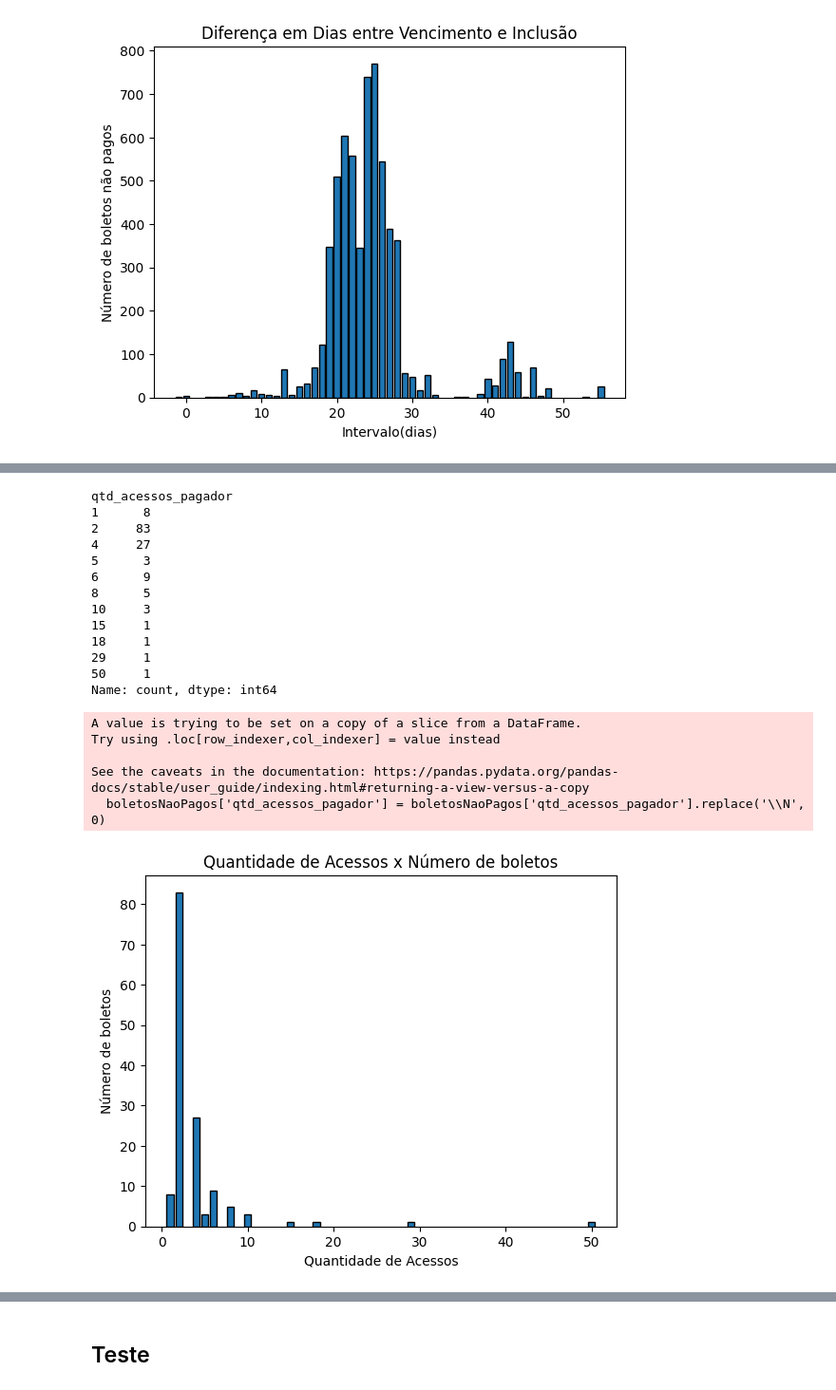
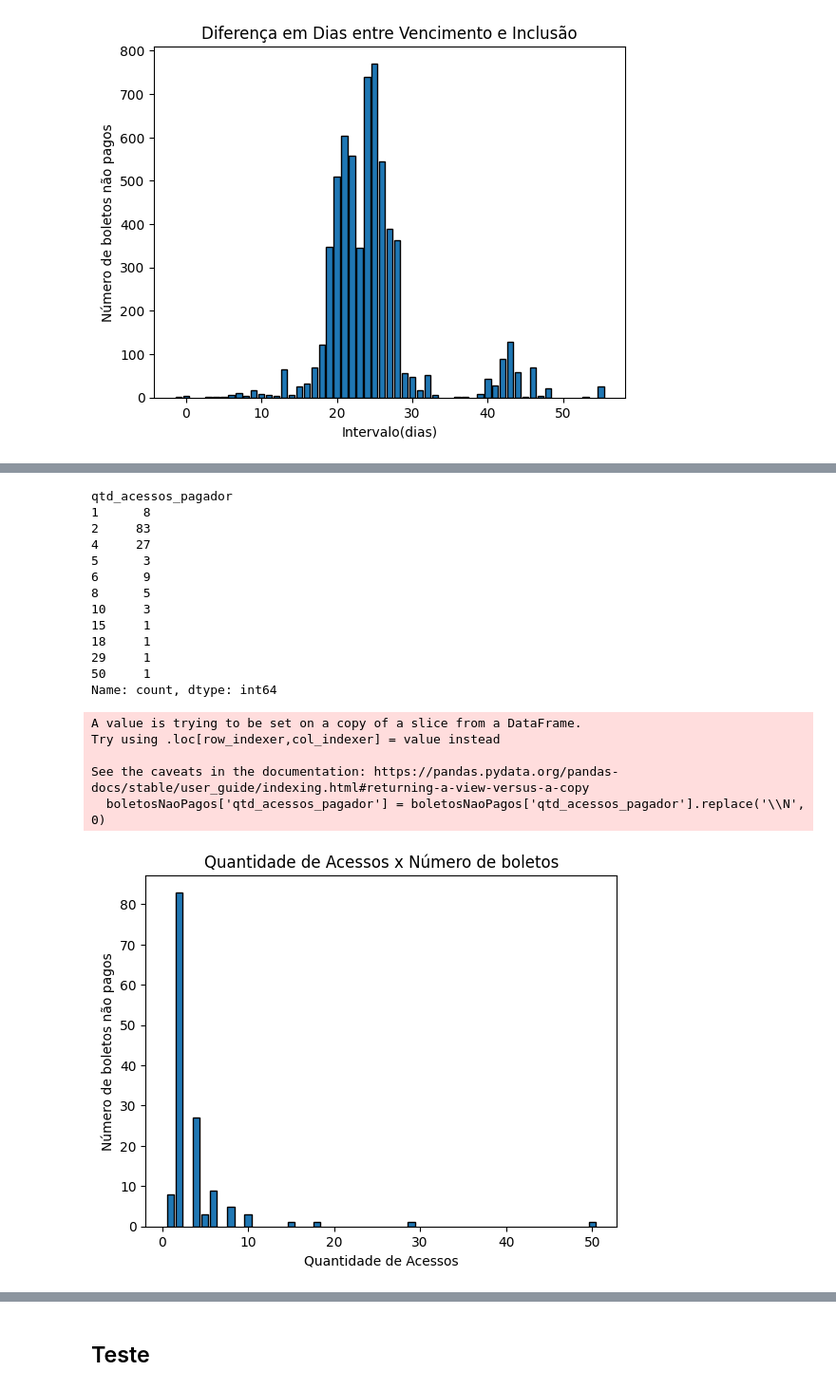
Before and after one commit to jjalmeidadev/payback-projeto, a Jupyter notebook: notebooks/Exploração_de_Dados,_Pré_processamento_e_Levantamento_de_Hipóteses_The_Seven.ipynb, the cells around one changed output, grey strips where cells are left out. Shown at 95% size. Drawn from its saved outputs; the diff is of its cells as text; code cells hidden in the pictures.

```diff
--- a/notebooks/Exploração_de_Dados,_Pré_processamento_e_Levantamento_de_Hipóteses_The_Seven.ipynb
+++ b/notebooks/Exploração_de_Dados,_Pré_processamento_e_Levantamento_de_Hipóteses_The_Seven.ipynb
@@ -258,11 +207,15 @@ for df in [df_gf, df_gl, df_gm, df_gp, df_gt, df_gv, df_gw]:
 # %% [markdown]
 ## Gráficos
 # %%
-df_gf['data_vencto'] = pd.to_datetime(df_gf['data_vencto'], errors='coerce', dayfirst=True)
-df_gf['data_inclusao'] = pd.to_datetime(df_gf['data_inclusao'], errors='coerce', dayfirst=True)
+TabelaAtual = df_gf
 
-dataVen = df_gf['data_vencto']
-dataInc = df_gf['data_inclusao']
+TabelaAtual['data_vencto'] = pd.to_datetime(TabelaAtual['data_vencto'], errors='coerce', dayfirst=True)
+TabelaAtual['data_inclusao'] = pd.to_datetime(TabelaAtual['data_inclusao'], errors='coerce', dayfirst=True)
+TabelaAtual['dt_pagto'] = pd.to_datetime(TabelaAtual['dt_pagto'], errors='coerce', dayfirst=True)
+
+
+dataVen = TabelaAtual['data_vencto']
+dataInc = TabelaAtual['data_inclusao']
 Datas = (dataVen - dataInc).dt.days
 TipoData = Datas.value_counts()
 TipoData = TipoData.sort_index()
@@ -304,8 +257,8 @@ plt.show()
 
 # Criar mapeamento manual
 mapping = {'REGISTRADO': 0, 'BAIXADO': 1, 'LIQUIDADO': 2}
-df_gf['status_num'] = df_gf['status_boleto'].map(mapping)
-boletosPagos = df_gf[(df_gf['status_num'] == 2)]
+TabelaAtual['status_num'] = TabelaAtual['status_boleto'].map(mapping)
+boletosPagos = TabelaAtual[(TabelaAtual['status_num'] == 2)]
 
 ## Pegando intervalo de datas de inclusão e vencimento entre boletos pagos
 dataVen = boletosPagos['data_vencto']
@@ -325,8 +278,8 @@ plt.show()
 # %%
 # Criar mapeamento manual
 mapping = {'REGISTRADO': 0, 'BAIXADO': 1, 'LIQUIDADO': 2}
-df_gf['status_num'] = df_gf['status_boleto'].map(mapping)
-boletosPagos = df_gf[(df_gf['status_num'].isin([0, 1]))]
+TabelaAtual['status_num'] = TabelaAtual['status_boleto'].map(mapping)
+boletosPagos = TabelaAtual[(TabelaAtual['status_num'].isin([0, 1]))]
 
 ## Pegando intervalo de datas de inclusão e vencimento entre boletos pagos
 dataVen = boletosPagos['data_vencto']
@@ -369,36 +322,36 @@ See the caveats in the documentation: https://pandas.pydata.org/pandas-docs/stab
 # %%
 
-boletosNaoPagos = df_gf[(df_gf['status_num'].isin([0, 1]))]
+boletosNaoPagos = TabelaAtual[(TabelaAtual['status_num'].isin([0, 1]))]
 boletosNaoPagos['qtd_acessos_pagador'] = boletosNaoPagos['qtd_acessos_pagador'].replace('\\N', 0)
 boletosNaoPagos = boletosNaoPagos[boletosNaoPagos['qtd_acessos_pagador'] != 0]
 
 quantAcessos = boletosNaoPagos['qtd_acessos_pagador'].astype(int)
 quantAcessos = quantAcessos.value_counts()
 quantAcessos = quantAcessos.sort_index()
 print(quantAcessos)
  # Gráfico de barras
 plt.bar(quantAcessos.index, quantAcessos.values, edgecolor="black")
 plt.title("Quantidade de Acessos x Número de boletos")
 plt.xlabel("Quantidade de Acessos")
-plt.ylabel("Número de boletos")
+plt.ylabel("Número de boletos não pagos")
 plt.show()
 # %% [output]
 qtd_acessos_pagador
 1      8
 2     83
 4     27
 5      3
 6      9
 8      5
 10     3
 15     1
 18     1
 29     1
 50     1
 Name: count, dtype: int64
 A value is trying to be set on a copy of a slice from a DataFrame.
 Try using .loc[row_indexer,col_indexer] = value instead
 
 See the caveats in the documentation: https://pandas.pydata.org/pandas-docs/stable/user_guide/indexing.html#returning-a-view-versus-a-copy
   boletosNaoPagos['qtd_acessos_pagador'] = boletosNaoPagos['qtd_acessos_pagador'].replace('\\N', 0)
-[figure, old version]
+[figure, new version]
```
Also changed, not shown: parts of 15 cells of this notebook.
